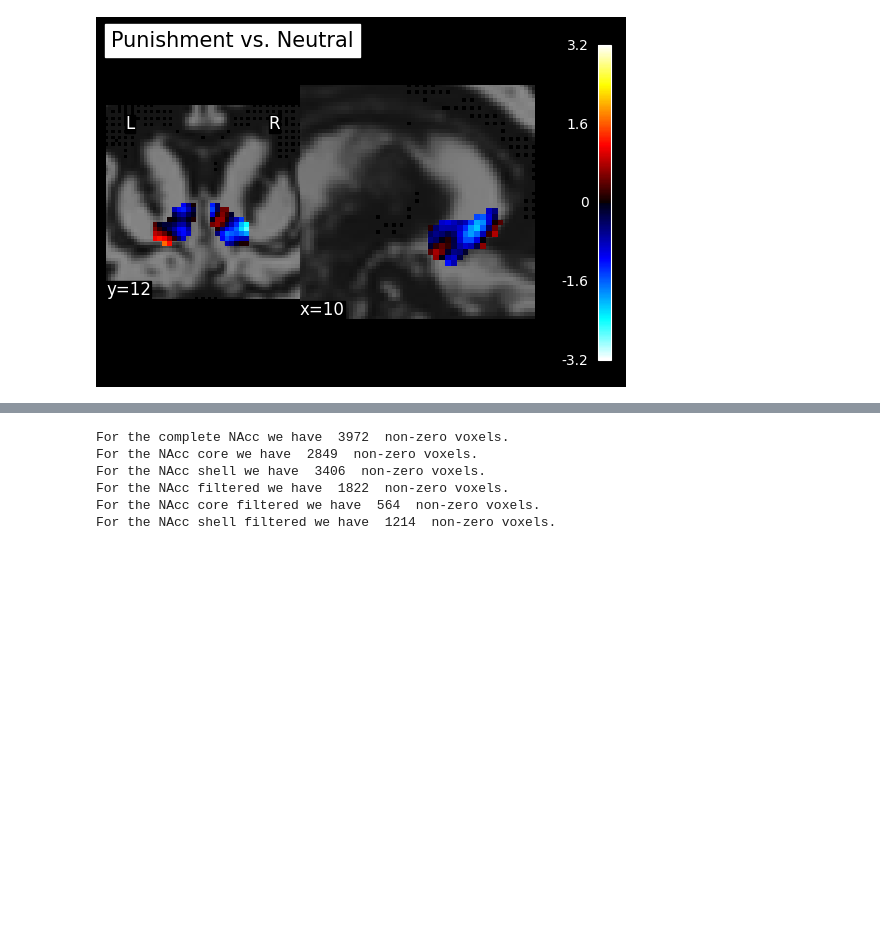
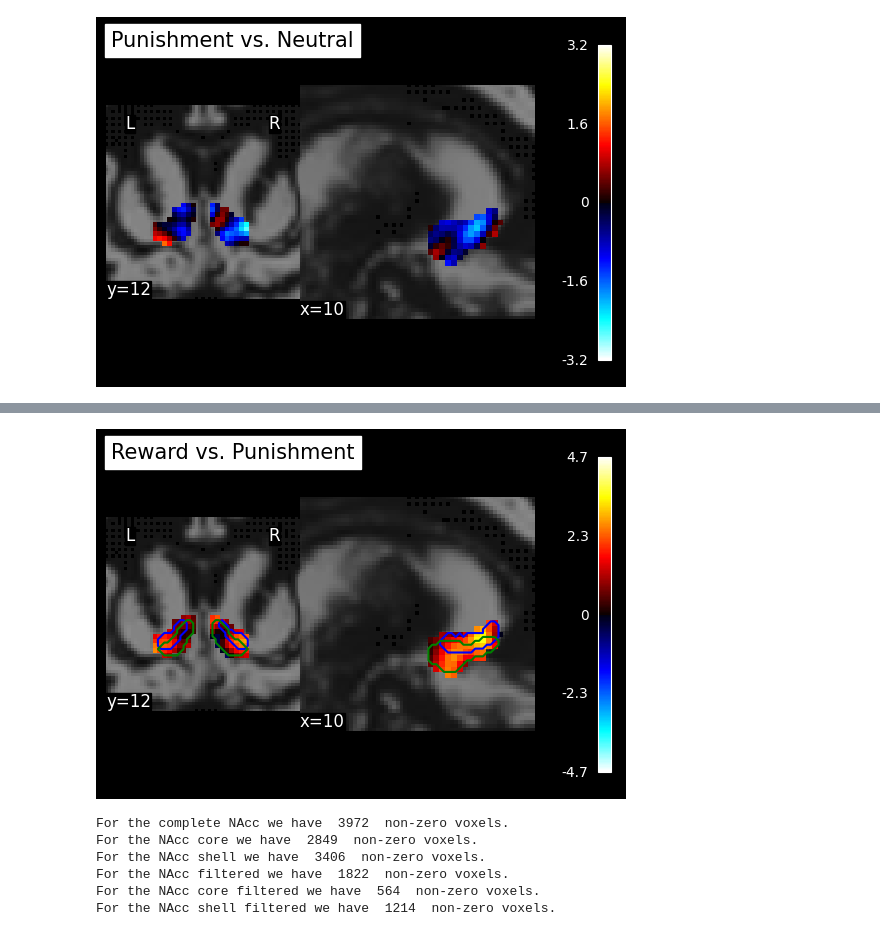
Before and after one commit to LuisA00/Analysis_Playground, a Jupyter notebook: NAcc_Affect/sub01_Gambling_test.ipynb, the cells around one changed output, grey strips where cells are left out. Drawn from its saved outputs; the diff is of its cells as text; code cells hidden in the pictures; blank space fills up the shorter version.

Commit message:
Fixed contour plotting.

```diff
--- a/NAcc_Affect/sub01_Gambling_test.ipynb
+++ b/NAcc_Affect/sub01_Gambling_test.ipynb
@@ -349,3 +333,39 @@ Punishment - Neutral FDR p<0.05 threshold: inf
+# %%
+# Check how to add contours to the plots.
+
+masks = [NAcc_core_contour, NAcc_shell_contour]
+colors = ["blue", "red"]
+NAcc_rew_pun_fig = plot_stat_map(
+    reward_minus_punishment_z_map,
+    threshold=0,#2.797,
+    display_mode="yx",
+    cut_coords=(10, 12),
+    bg_img=anat_file,
+    draw_cross=False,
+    title="Reward vs. Punishment"
+)
+
+NAcc_rew_pun_fig.axes['y'].ax.set_xlim(-30, 30)
+NAcc_rew_pun_fig.axes['y'].ax.set_ylim(-30, 30)
+NAcc_rew_pun_fig.axes['x'].ax.set_xlim(-30, 30)
+NAcc_rew_pun_fig.axes['x'].ax.set_ylim(-30, 30)
+
+NAcc_rew_pun_fig.add_contours(
+         NAcc_core_contour,
+         contours=0.1,
+         antialiased=True,
+         linewidth=1,
+         levels=[0],
+         colors="blue")
+NAcc_rew_pun_fig.add_contours(
+         NAcc_shell_contour,
+         contours=0.1,
+         antialiased=True,
+         linewidth=1,
+         levels=[0],
+         colors="green")
+# %% [output]
+[figure, added]
 # %%
 # Normal masks.
 reward_minus_punishment_NAcc =  NAcc_atlas_masker.fit_transform(reward_minus_punishment_z_map)
```
Also changed, not shown: parts of 6 cells of this notebook.
